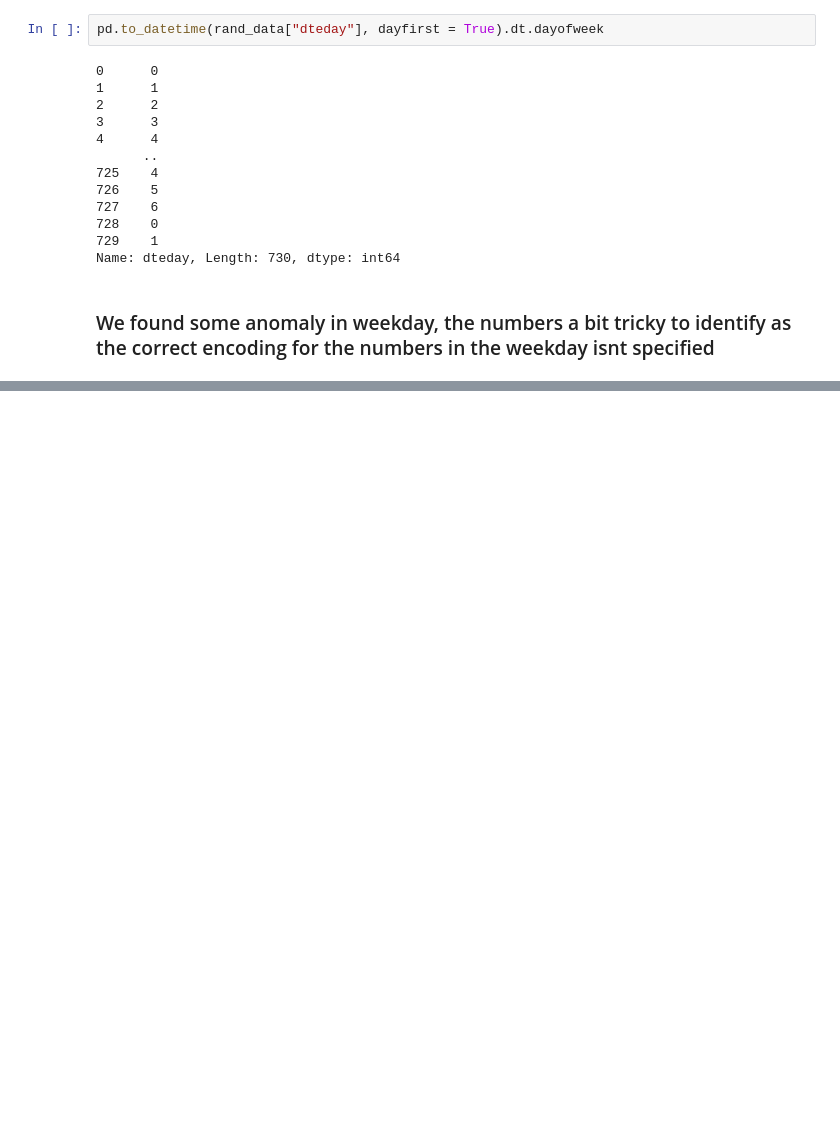
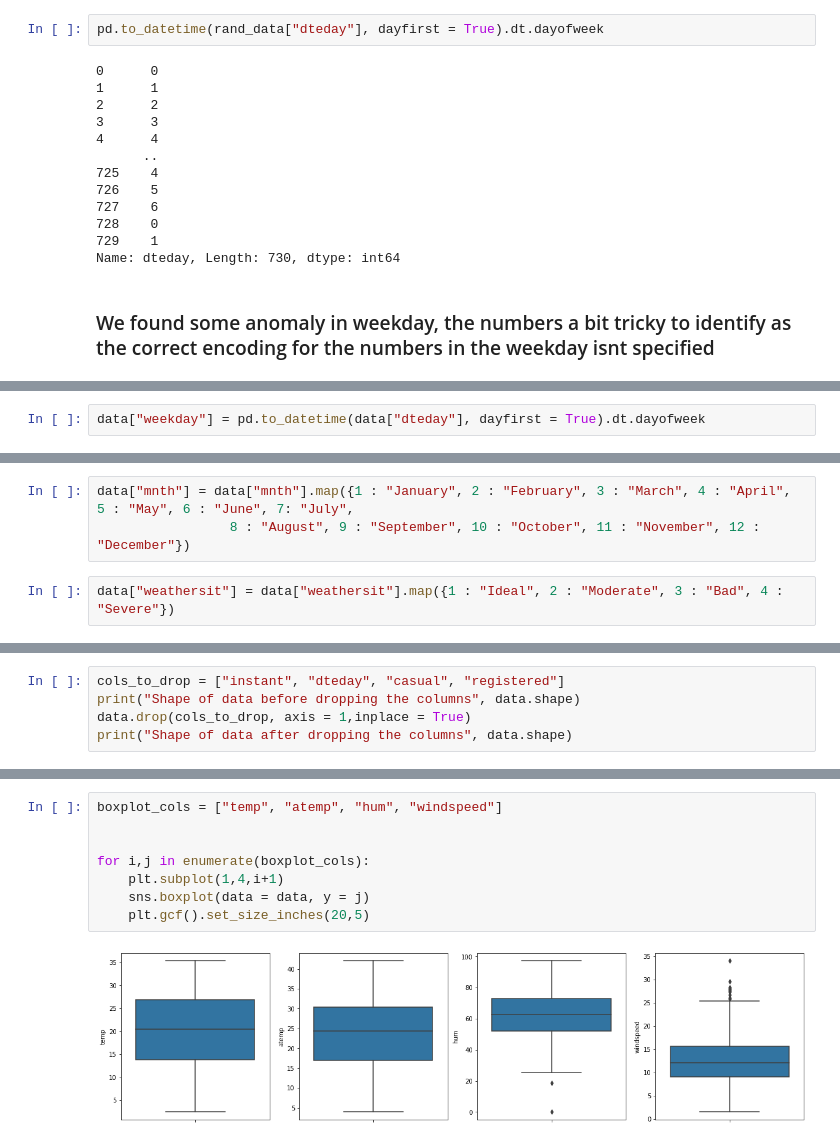
Before and after one commit to basil-16/BikeSharingAssignment, a Jupyter notebook: BikeSharing.ipynb, the cells around one changed output, grey strips where cells are left out. Drawn from its saved outputs; the diff is of its cells as text; blank space fills up the shorter version.

Commit message:
Finished with data visualisation and dealing with outliers
Need to drop atemp before proceeding with model building

```diff
--- a/BikeSharing.ipynb
+++ b/BikeSharing.ipynb
@@ -141,0 +146,2 @@ Name: dteday, Length: 730, dtype: int64
+# %%
+data["weekday"] = pd.to_datetime(data["dteday"], dayfirst = True).dt.dayofweek
@@ -141,0 +169,5 @@ Name: dteday, Length: 730, dtype: int64
+# %%
+data["mnth"] = data["mnth"].map({1 : "January", 2 : "February", 3 : "March", 4 : "April", 5 : "May", 6 : "June", 7: "July",
+                 8 : "August", 9 : "September", 10 : "October", 11 : "November", 12 : "December"})
+# %%
+data["weathersit"] = data["weathersit"].map({1 : "Ideal", 2 : "Moderate", 3 : "Bad", 4 : "Severe"})
@@ -141,0 +191,5 @@ Name: dteday, Length: 730, dtype: int64
+# %%
+cols_to_drop = ["instant", "dteday", "casual", "registered"]
+print("Shape of data before dropping the columns", data.shape)
+data.drop(cols_to_drop, axis = 1,inplace = True)
+print("Shape of data after dropping the columns", data.shape)
@@ -141,0 +224,10 @@ Name: dteday, Length: 730, dtype: int64
+# %%
+boxplot_cols = ["temp", "atemp", "hum", "windspeed"]
+
+
+for i,j in enumerate(boxplot_cols):
+    plt.subplot(1,4,i+1)
+    sns.boxplot(data = data, y = j)
+    plt.gcf().set_size_inches(20,5)
+# %% [output]
+[figure, added]
```
Also changed, not shown: parts of 17 cells of this notebook.
